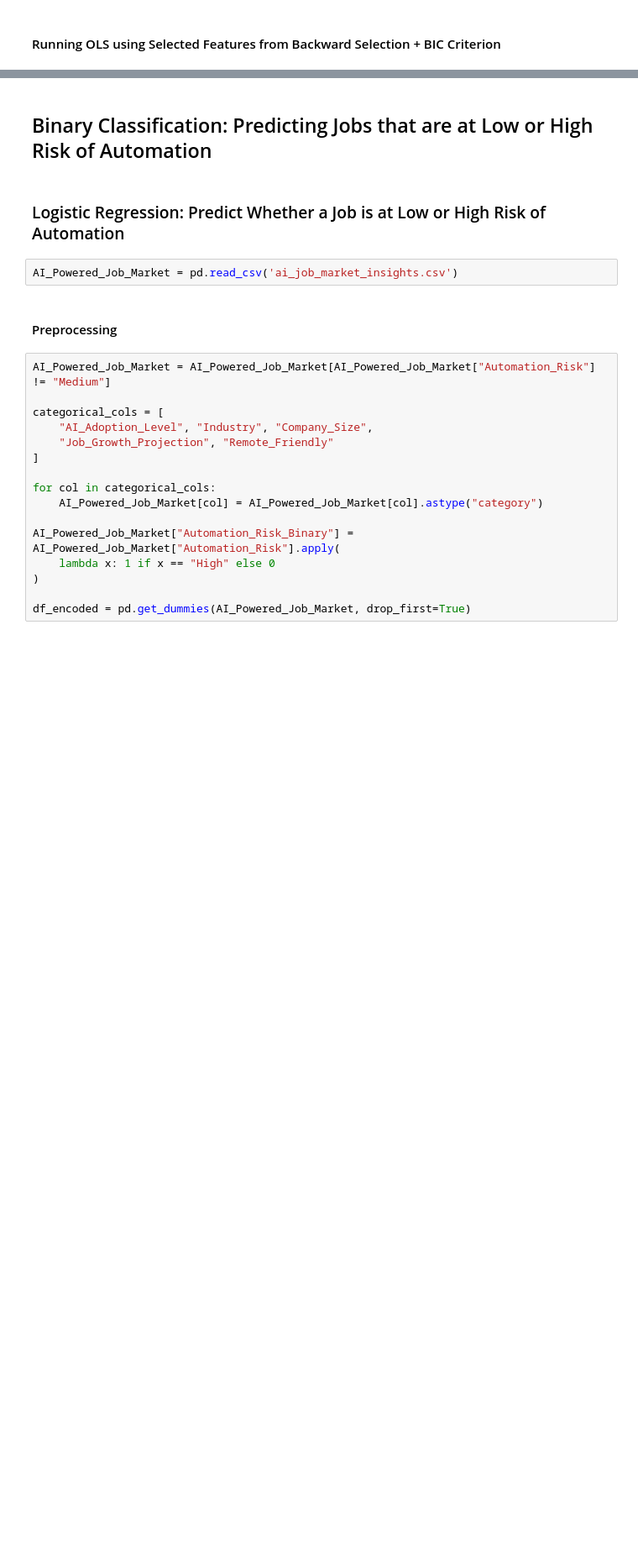
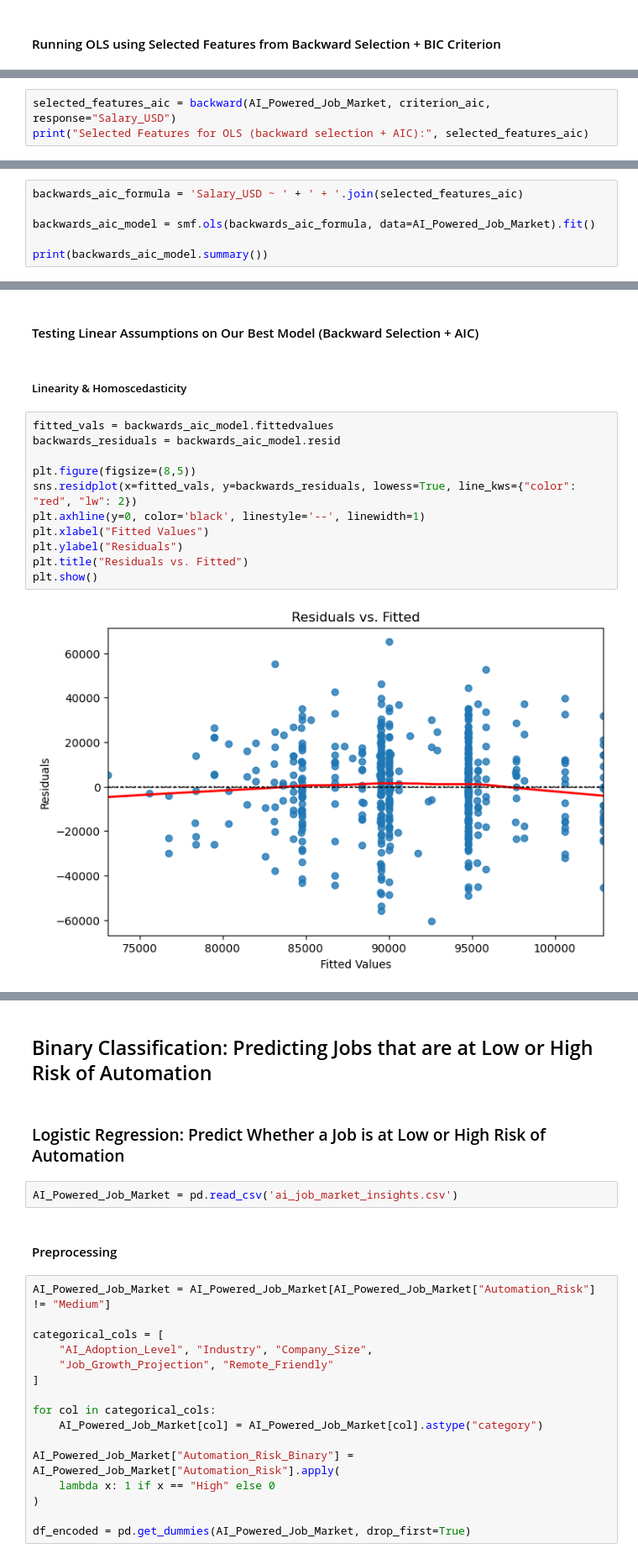
Before and after one commit to adrianapsay/math189finalproject, a Jupyter notebook: Final.ipynb, the cells around one changed output, grey strips where cells are left out. Shown at 84% size. Drawn from its saved outputs; the diff is of its cells as text; blank space fills up the shorter version.

Commit message:
added assumption tests for OLS, further interpretation of results, formatting

```diff
--- a/Final.ipynb
+++ b/Final.ipynb
@@ -715,0 +738,3 @@ Notes:
+# %%
+selected_features_aic = backward(AI_Powered_Job_Market, criterion_aic, response="Salary_USD")
+print("Selected Features for OLS (backward selection + AIC):", selected_features_aic)
@@ -715,0 +761,6 @@ Notes:
+# %%
+backwards_aic_formula = 'Salary_USD ~ ' + ' + '.join(selected_features_aic)
+
+backwards_aic_model = smf.ols(backwards_aic_formula, data=AI_Powered_Job_Market).fit()
+
+print(backwards_aic_model.summary())
@@ -715,0 +796,17 @@ Notes:
+# %% [markdown]
+#### Testing Linear Assumptions on Our Best Model (Backward Selection + AIC)
+# %% [markdown]
+##### Linearity & Homoscedasticity
+# %%
+fitted_vals = backwards_aic_model.fittedvalues
+backwards_residuals = backwards_aic_model.resid
+
+plt.figure(figsize=(8,5))
+sns.residplot(x=fitted_vals, y=backwards_residuals, lowess=True, line_kws={"color": "red", "lw": 2})
+plt.axhline(y=0, color='black', linestyle='--', linewidth=1)
+plt.xlabel("Fitted Values")
+plt.ylabel("Residuals")
+plt.title("Residuals vs. Fitted")
+plt.show()
+# %% [output]
+[figure, added]
```
Also changed, not shown: parts of 76 cells of this notebook, 1 other file.
